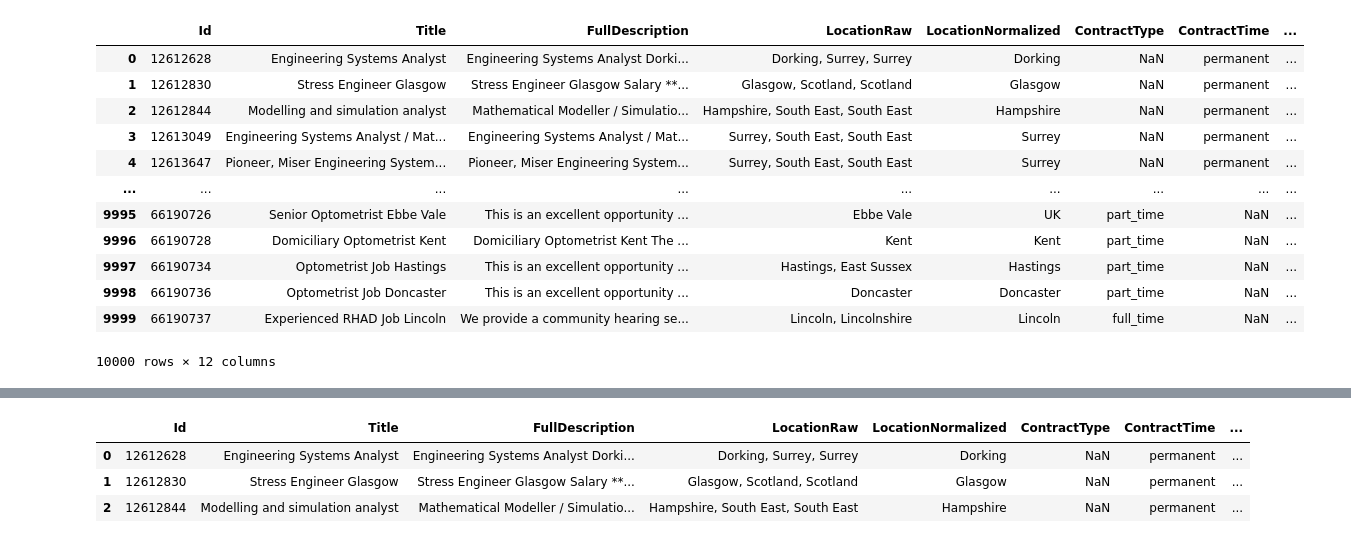
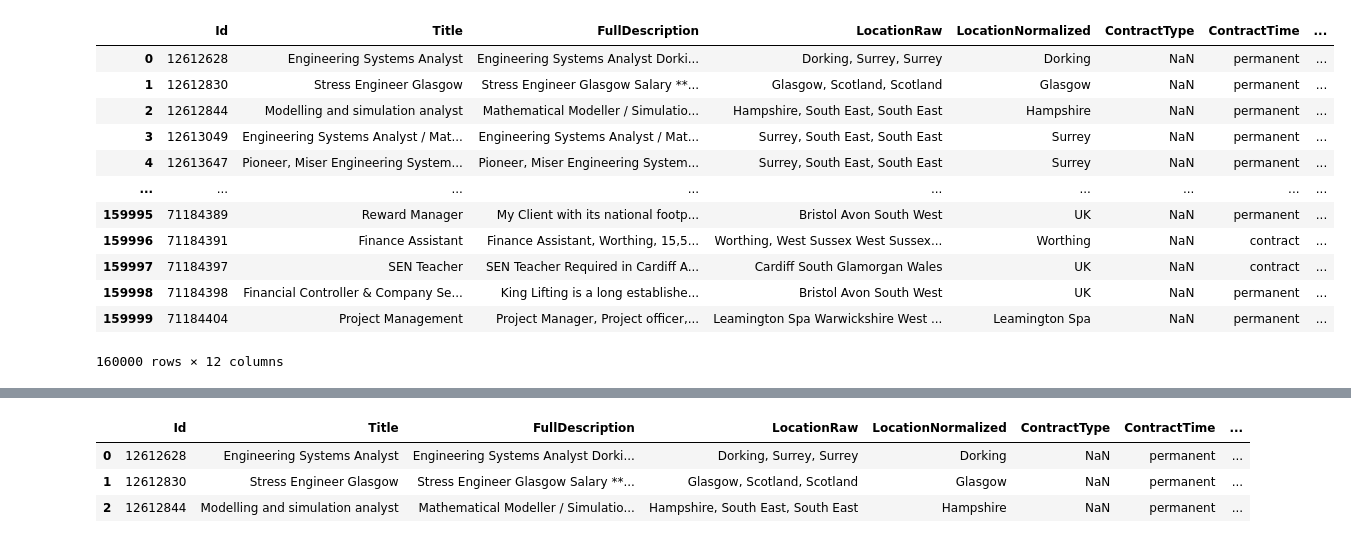
Before and after one commit to vladislavkruglikov/job-salary-prediction, a Jupyter notebook: preprocessing.ipynb, the cells around one changed output, grey strips where cells are left out. Saved outputs shown, nothing was run; the diff lists cells and outputs as text; code cells hidden in the pictures.

```diff
--- a/preprocessing.ipynb
+++ b/preprocessing.ipynb
@@ -10,23 +10,25 @@ import torch.nn as nn
 # %%
 data = pd.read_csv('train.csv')
 
-data = data[:10000]
+data = data[:160000]
+
+data.to_csv('train_part.csv')
 
 data
 # %% [output]
 |  | Id | Title | FullDescription | LocationRaw | LocationNormalized | ContractType | ContractTime | ... |
 | 0 | 12612628 | Engineering Systems Analyst | Engineering Systems Analyst Dorki... | Dorking, Surrey, Surrey | Dorking | NaN | permanent | ... |
 | 1 | 12612830 | Stress Engineer Glasgow | Stress Engineer Glasgow Salary **... | Glasgow, Scotland, Scotland | Glasgow | NaN | permanent | ... |
 | 2 | 12612844 | Modelling and simulation analyst | Mathematical Modeller / Simulatio... | Hampshire, South East, South East | Hampshire | NaN | permanent | ... |
 | 3 | 12613049 | Engineering Systems Analyst / Mat... | Engineering Systems Analyst / Mat... | Surrey, South East, South East | Surrey | NaN | permanent | ... |
 | 4 | 12613647 | Pioneer, Miser Engineering System... | Pioneer, Miser Engineering System... | Surrey, South East, South East | Surrey | NaN | permanent | ... |
 | ... | ... | ... | ... | ... | ... | ... | ... | ... |
-| 9995 | 66190726 | Senior Optometrist Ebbe Vale | This is an excellent opportunity ... | Ebbe Vale | UK | part_time | NaN | ... |
-| 9996 | 66190728 | Domiciliary Optometrist Kent | Domiciliary Optometrist Kent The ... | Kent | Kent | part_time | NaN | ... |
-| 9997 | 66190734 | Optometrist Job Hastings | This is an excellent opportunity ... | Hastings, East Sussex | Hastings | part_time | NaN | ... |
-| 9998 | 66190736 | Optometrist Job Doncaster | This is an excellent opportunity ... | Doncaster | Doncaster | part_time | NaN | ... |
-| 9999 | 66190737 | Experienced RHAD Job Lincoln | We provide a community hearing se... | Lincoln, Lincolnshire | Lincoln | full_time | NaN | ... |
+| 159995 | 71184389 | Reward Manager | My Client with its national footp... | Bristol Avon South West | UK | NaN | permanent | ... |
+| 159996 | 71184391 | Finance Assistant | Finance Assistant, Worthing, 15,5... | Worthing, West Sussex West Sussex... | Worthing | NaN | contract | ... |
+| 159997 | 71184397 | SEN Teacher | SEN Teacher Required in Cardiff A... | Cardiff South Glamorgan Wales | UK | NaN | contract | ... |
+| 159998 | 71184398 | Financial Controller & Company Se... | King Lifting is a long establishe... | Bristol Avon South West | UK | NaN | permanent | ... |
+| 159999 | 71184404 | Project Management | Project Manager, Project officer,... | Leamington Spa Warwickshire West ... | Leamington Spa | NaN | permanent | ... |
-10000 rows × 12 columns
+160000 rows × 12 columns
 # %%
 data['Log1pSalary'] = np.log1p(data['SalaryNormalized']).astype('float32')
 
```
Also changed, not shown: parts of 9 cells of this notebook, 1 other file.
